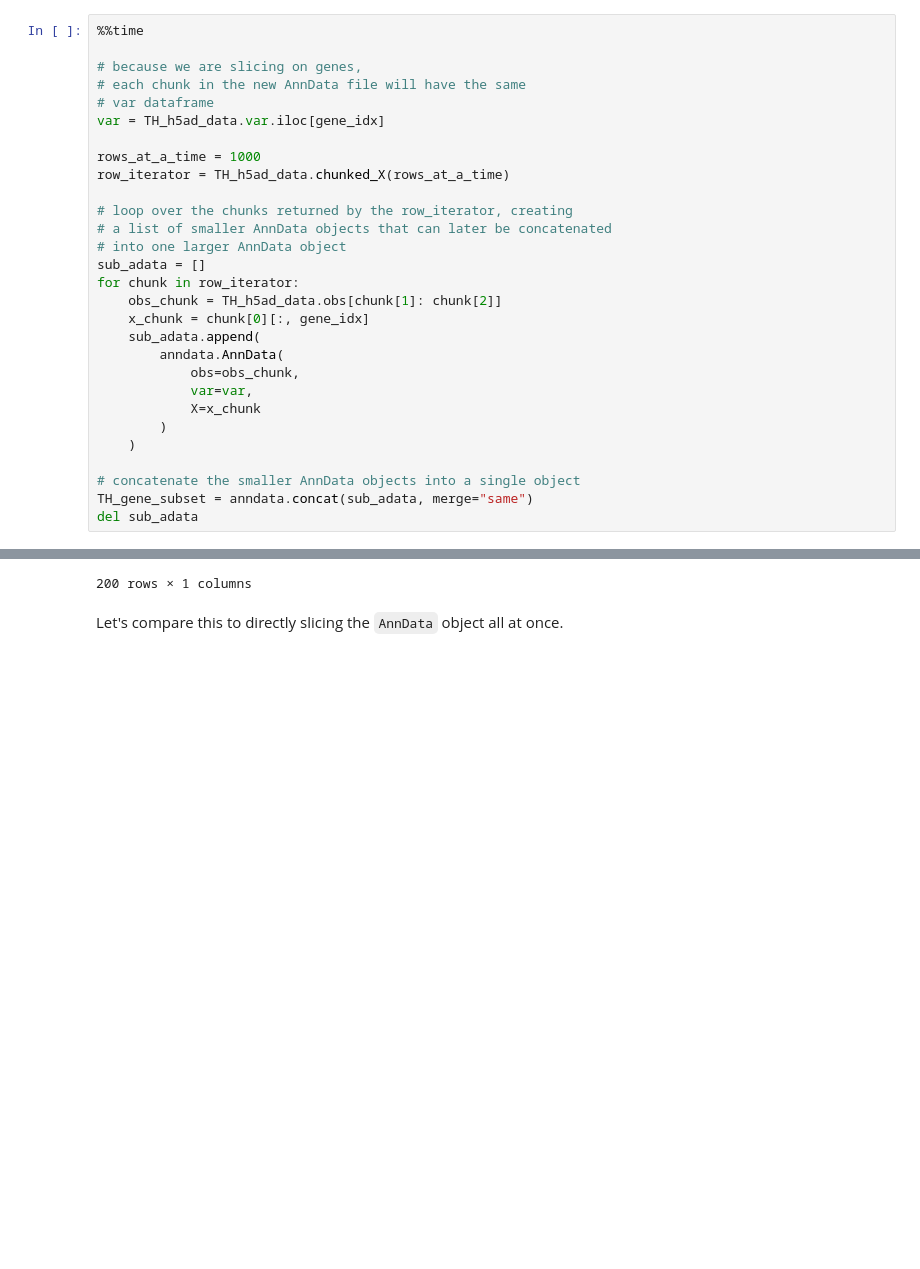
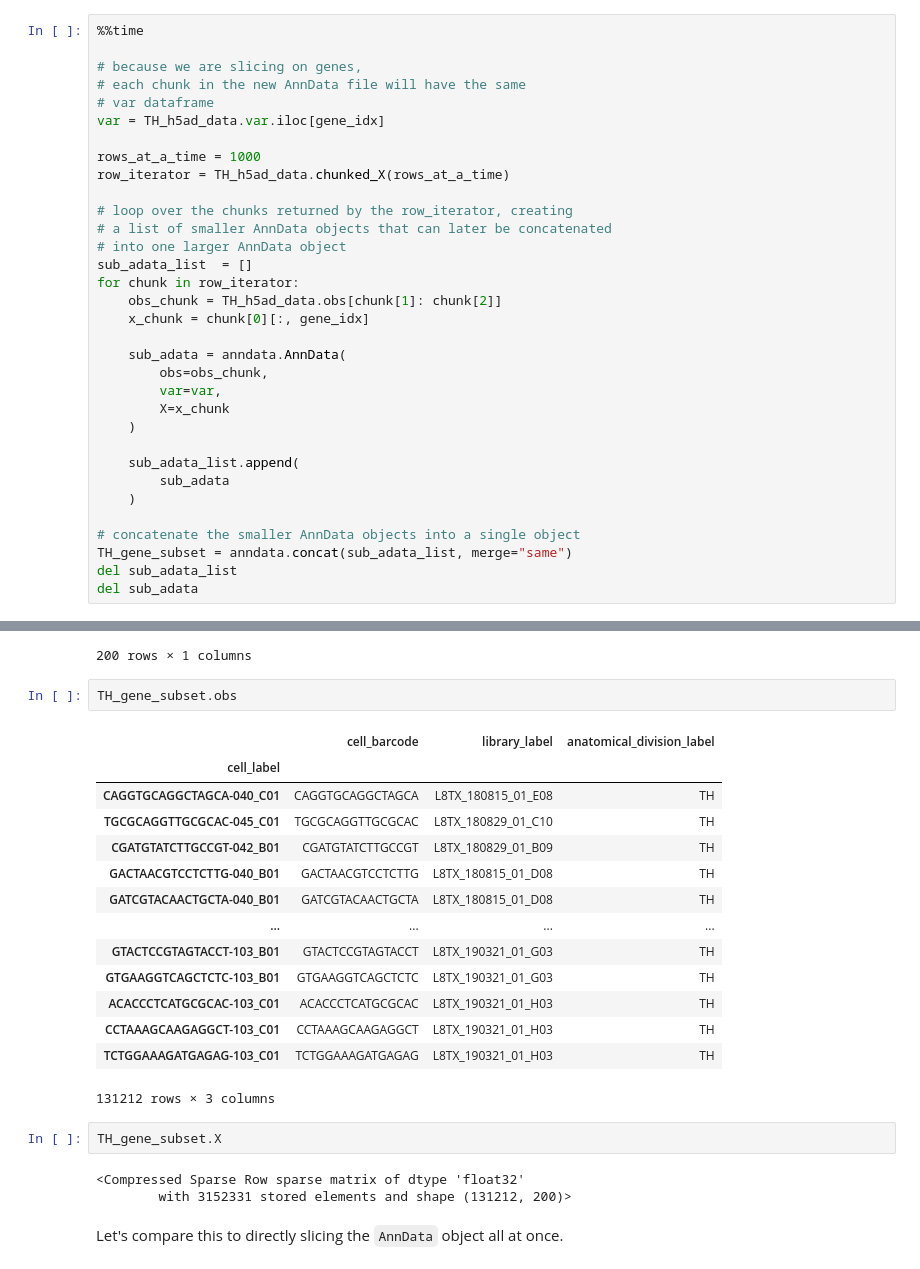
Before and after one commit to danielsf/jottings, a Jupyter notebook: H5adTutorial.ipynb, the cells around one changed output, grey strips where cells are left out. Saved outputs shown, nothing was run; the diff lists cells and outputs as text; blank space fills up the shorter version.

```diff
--- a/H5adTutorial.ipynb
+++ b/H5adTutorial.ipynb
@@ -764,19 +768,23 @@ row_iterator = TH_h5ad_data.chunked_X(rows_at_a_time)
 # loop over the chunks returned by the row_iterator, creating
 # a list of smaller AnnData objects that can later be concatenated
 # into one larger AnnData object
-sub_adata = []
+sub_adata_list  = []
 for chunk in row_iterator:
     obs_chunk = TH_h5ad_data.obs[chunk[1]: chunk[2]]
     x_chunk = chunk[0][:, gene_idx]
-    sub_adata.append(
-        anndata.AnnData(
-            obs=obs_chunk,
-            var=var,
-            X=x_chunk
-        )
+
+    sub_adata = anndata.AnnData(
+        obs=obs_chunk,
+        var=var,
+        X=x_chunk
+    )
+
+    sub_adata_list.append(
+        sub_adata
     )
 
 # concatenate the smaller AnnData objects into a single object
-TH_gene_subset = anndata.concat(sub_adata, merge="same")
+TH_gene_subset = anndata.concat(sub_adata_list, merge="same")
+del sub_adata_list
 del sub_adata
 # %% [output]
@@ -799,6 +809,28 @@ TH_gene_subset.var
 | ENSMUSG00000101566 | Gm28276 |
 | ENSMUSG00000100537 | Gm28485 |
 200 rows × 1 columns
+# %%
+TH_gene_subset.obs
+# %% [output]
+|  | cell_barcode | library_label | anatomical_division_label |
+| cell_label |  |  |  |
+| CAGGTGCAGGCTAGCA-040_C01 | CAGGTGCAGGCTAGCA | L8TX_180815_01_E08 | TH |
+| TGCGCAGGTTGCGCAC-045_C01 | TGCGCAGGTTGCGCAC | L8TX_180829_01_C10 | TH |
+| CGATGTATCTTGCCGT-042_B01 | CGATGTATCTTGCCGT | L8TX_180829_01_B09 | TH |
+| GACTAACGTCCTCTTG-040_B01 | GACTAACGTCCTCTTG | L8TX_180815_01_D08 | TH |
+| GATCGTACAACTGCTA-040_B01 | GATCGTACAACTGCTA | L8TX_180815_01_D08 | TH |
+| ... | ... | ... | ... |
+| GTACTCCGTAGTACCT-103_B01 | GTACTCCGTAGTACCT | L8TX_190321_01_G03 | TH |
+| GTGAAGGTCAGCTCTC-103_B01 | GTGAAGGTCAGCTCTC | L8TX_190321_01_G03 | TH |
+| ACACCCTCATGCGCAC-103_C01 | ACACCCTCATGCGCAC | L8TX_190321_01_H03 | TH |
+| CCTAAAGCAAGAGGCT-103_C01 | CCTAAAGCAAGAGGCT | L8TX_190321_01_H03 | TH |
+| TCTGGAAAGATGAGAG-103_C01 | TCTGGAAAGATGAGAG | L8TX_190321_01_H03 | TH |
+131212 rows × 3 columns
+# %%
+TH_gene_subset.X
+# %% [output]
+<Compressed Sparse Row sparse matrix of dtype 'float32'
+        with 3152331 stored elements and shape (131212, 200)>
 # %% [markdown]
 Let's compare this to directly slicing the `AnnData` object all at once.
 # %%
```
Also changed, not shown: parts of 30 cells of this notebook.
